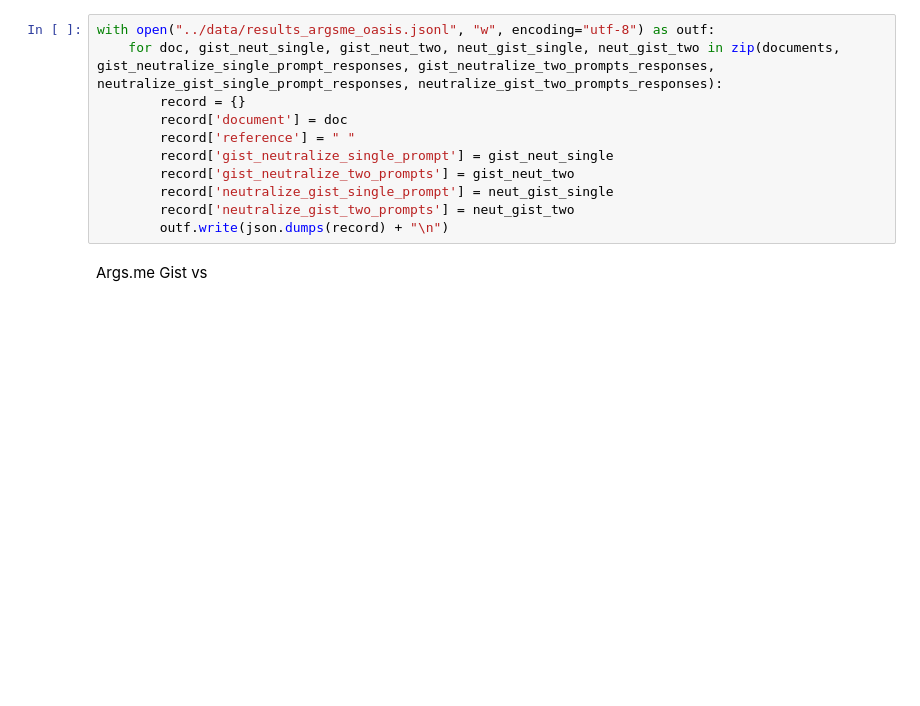
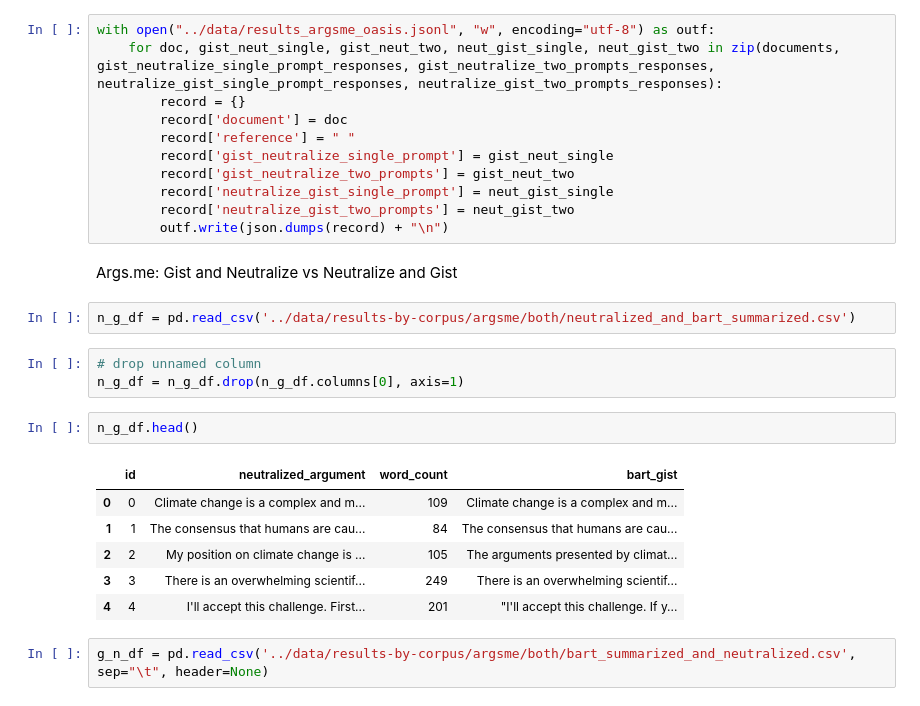
Before and after one commit to shahbazsyed/oasis-demo, a Jupyter notebook: notebooks/explore_results.ipynb, the cells around one changed output. Drawn from its saved outputs; the diff is of its cells as text; blank space fills up the shorter version.

```diff
--- a/notebooks/explore_results.ipynb
+++ b/notebooks/explore_results.ipynb
@@ -278,4 +278,20 @@ with open("../data/results_argsme_oasis.jsonl", "w", encoding="utf-8") as outf:
         record['neutralize_gist_two_prompts'] = neut_gist_two
         outf.write(json.dumps(record) + "\n")
 # %% [markdown]
-Args.me Gist vs
+Args.me: Gist and Neutralize vs Neutralize and Gist
+# %%
+n_g_df = pd.read_csv('../data/results-by-corpus/argsme/both/neutralized_and_bart_summarized.csv')
+# %%
+# drop unnamed column
+n_g_df = n_g_df.drop(n_g_df.columns[0], axis=1)
+# %%
+n_g_df.head()
+# %% [output]
+|  | id | neutralized_argument | word_count | bart_gist |
+| 0 | 0 | Climate change is a complex and m... | 109 | Climate change is a complex and m... |
+| 1 | 1 | The consensus that humans are cau... | 84 | The consensus that humans are cau... |
+| 2 | 2 | My position on climate change is ... | 105 | The arguments presented by climat... |
+| 3 | 3 | There is an overwhelming scientif... | 249 | There is an overwhelming scientif... |
+| 4 | 4 | I'll accept this challenge. First... | 201 | "I'll accept this challenge. If y... |
+# %%
+g_n_df = pd.read_csv('../data/results-by-corpus/argsme/both/bart_summarized_and_neutralized.csv', sep="\t", header=None)
```
Also changed, not shown: parts of 7 cells of this notebook, 1 other file.
